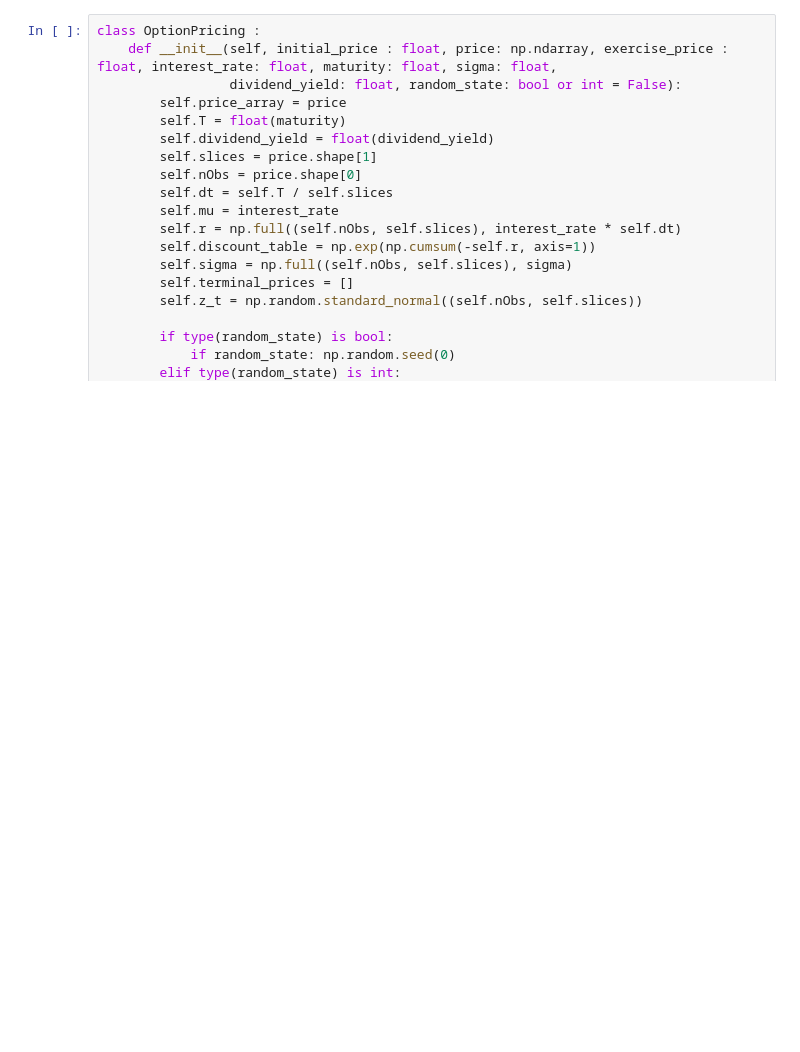
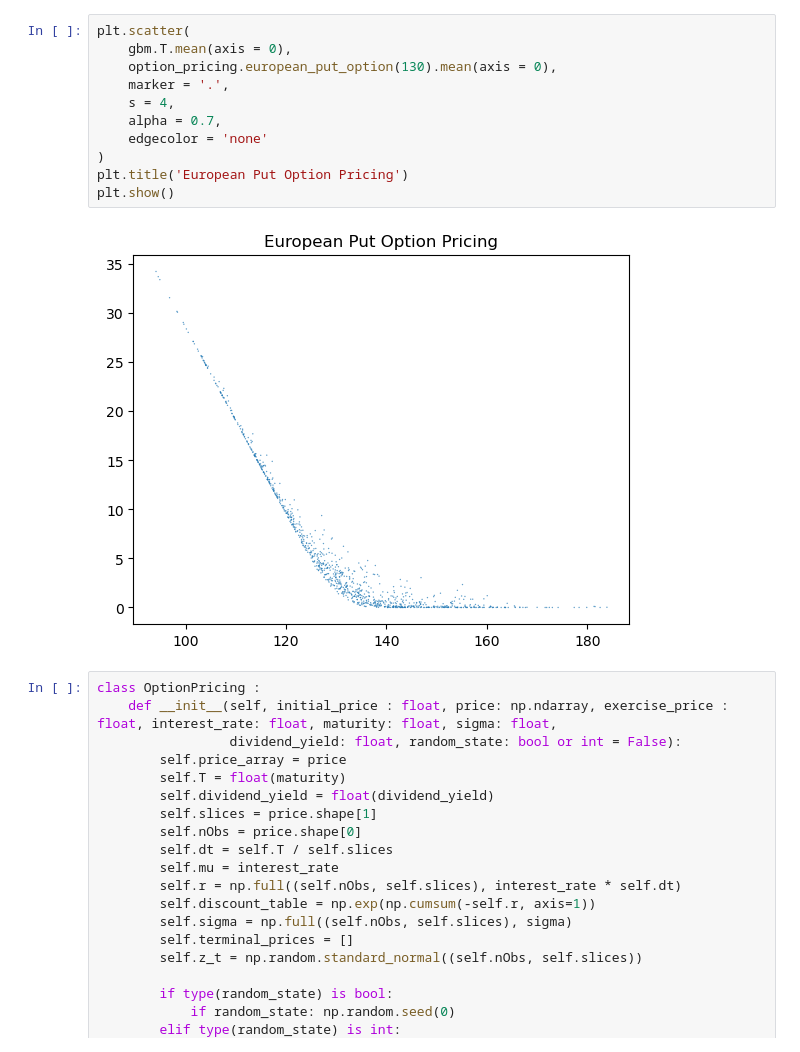
Before and after one commit to Tommylee1013/FinancialMachineLearning, a Jupyter notebook: Pricing/Option Pricing.ipynb, the cells around one changed output. Cells and saved outputs as stored; diff of their text form; blank space fills up the shorter version.

```diff
--- a/Pricing/Option Pricing.ipynb
+++ b/Pricing/Option Pricing.ipynb
@@ -14,3 +61,16 @@ simulation.geometric_brownian_motion().shape[1]
+# %%
+plt.scatter(
+    gbm.T.mean(axis = 0),
+    option_pricing.european_put_option(130).mean(axis = 0),
+    marker = '.',
+    s = 4,
+    alpha = 0.7,
+    edgecolor = 'none'
+)
+plt.title('European Put Option Pricing')
+plt.show()
+# %% [output]
+[figure, added]
 # %%
 class OptionPricing :
     def __init__(self, initial_price : float, price: np.ndarray, exercise_price : float, interest_rate: float, maturity: float, sigma: float,
```
Also changed, not shown: parts of 9 cells of this notebook, 1 other file.
